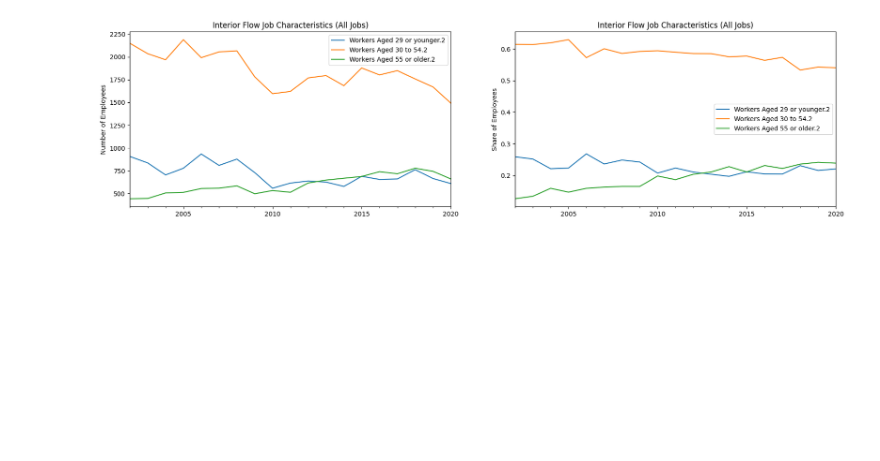
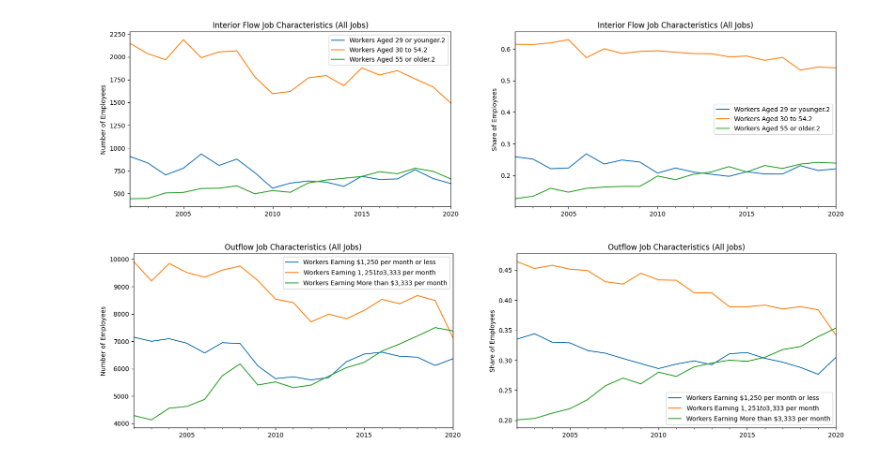
Before and after one commit to ReidelVichot/DE_ASCENT, a Jupyter notebook: OnTheMap_analysis_inflow.ipynb, the cells around one changed output. Saved outputs shown, nothing was run; the diff lists cells and outputs as text; code cells hidden in the pictures; blank space fills up the shorter version.

```diff
--- a/OnTheMap_analysis_inflow.ipynb
+++ b/OnTheMap_analysis_inflow.ipynb
@@ -210,3 +210,25 @@ ax[1].set_xlabel("")
 fig.show()
 # %% [output]
 [figure]
+# %%
+fig, ax = plt.subplots(1,2, figsize= (20,5))
+
+ax[0].set_title("Outflow Job Characteristics (All Jobs)")
+count.plot(y="Workers Earning $1,250 per month or less", x="year", ax=ax[0])
+count.plot(y="Workers Earning $1,251 to $3,333 per month", x="year", ax=ax[0])
+count.plot(y="Workers Earning More than $3,333 per month", x="year", ax=ax[0])
+
+
+ax[1].set_title("Outflow Job Characteristics (All Jobs)")
+share.plot(y="Workers Earning $1,250 per month or less", x="year", ax=ax[1])
+share.plot(y="Workers Earning $1,251 to $3,333 per month", x="year", ax=ax[1])
+share.plot(y="Workers Earning More than $3,333 per month", x="year", ax=ax[1])
+
+ax[0].set_xlabel("")
+ax[0].set_ylabel("Number of Employees")
+ax[1].set_ylabel("Share of Employees")
+ax[1].set_xlabel("")
+
+fig.show()
+# %% [output]
+[figure, added]
```
Also changed, not shown: parts of 3 cells of this notebook.
